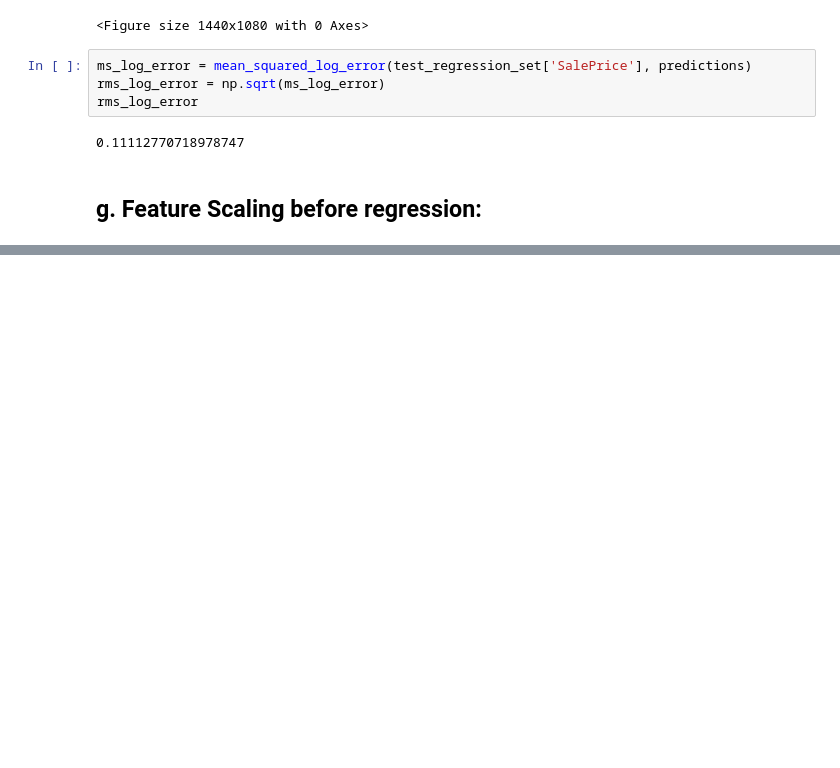
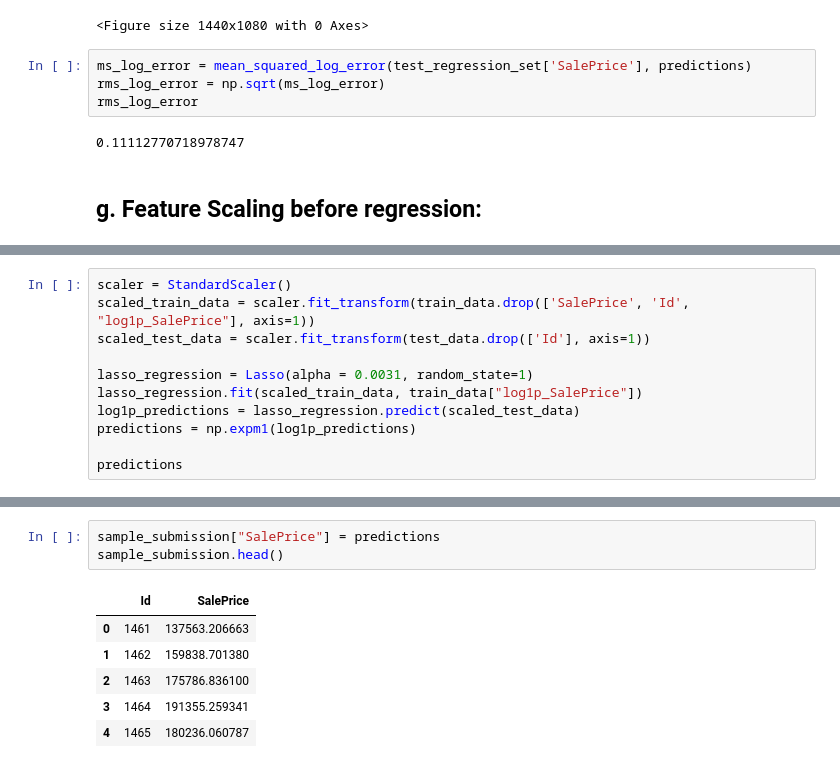
Before and after one commit to miguelfs/house-prices, a Jupyter notebook: trabalho_ML.ipynb, the cells around one changed output, grey strips where cells are left out. Drawn from its saved outputs; the diff is of its cells as text; blank space fills up the shorter version.

```diff
--- a/trabalho_ML.ipynb
+++ b/trabalho_ML.ipynb
@@ -535,0 +532,11 @@ scores = cross_val_score
+# %%
+scaler = StandardScaler()
+scaled_train_data = scaler.fit_transform(train_data.drop(['SalePrice', 'Id', "log1p_SalePrice"], axis=1))
+scaled_test_data = scaler.fit_transform(test_data.drop(['Id'], axis=1))
+
+lasso_regression = Lasso(alpha = 0.0031, random_state=1)
+lasso_regression.fit(scaled_train_data, train_data["log1p_SalePrice"])
+log1p_predictions = lasso_regression.predict(scaled_test_data)
+predictions = np.expm1(log1p_predictions)
+
+predictions
@@ -535,0 +555,10 @@ scores = cross_val_score
+# %%
+sample_submission["SalePrice"] = predictions
+sample_submission.head()
+# %% [output]
+|  | Id | SalePrice |
+| 0 | 1461 | 137563.206663 |
+| 1 | 1462 | 159838.701380 |
+| 2 | 1463 | 175786.836100 |
+| 3 | 1464 | 191355.259341 |
+| 4 | 1465 | 180236.060787 |
```
Also changed, not shown: parts of 15 cells of this notebook, 1 other file.
